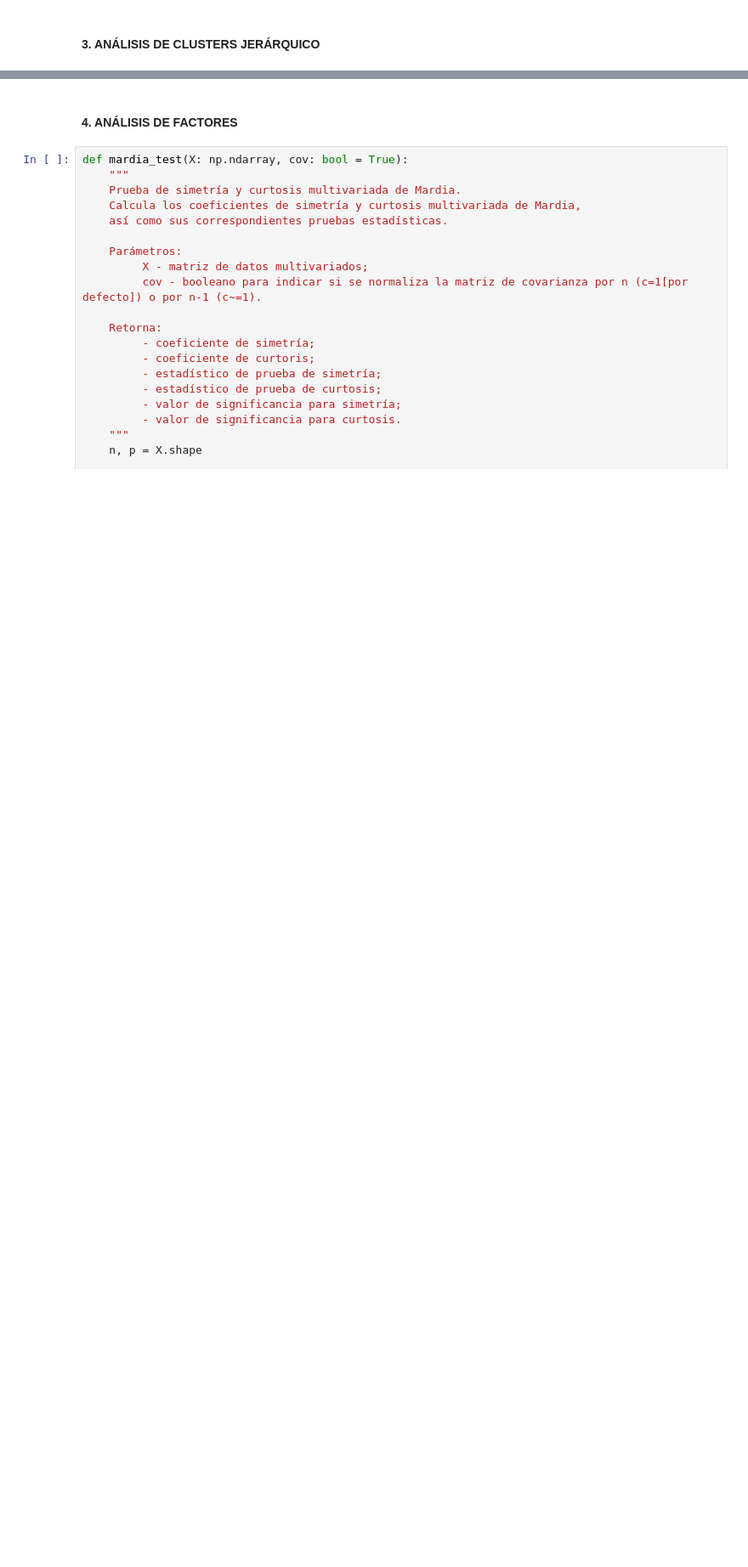
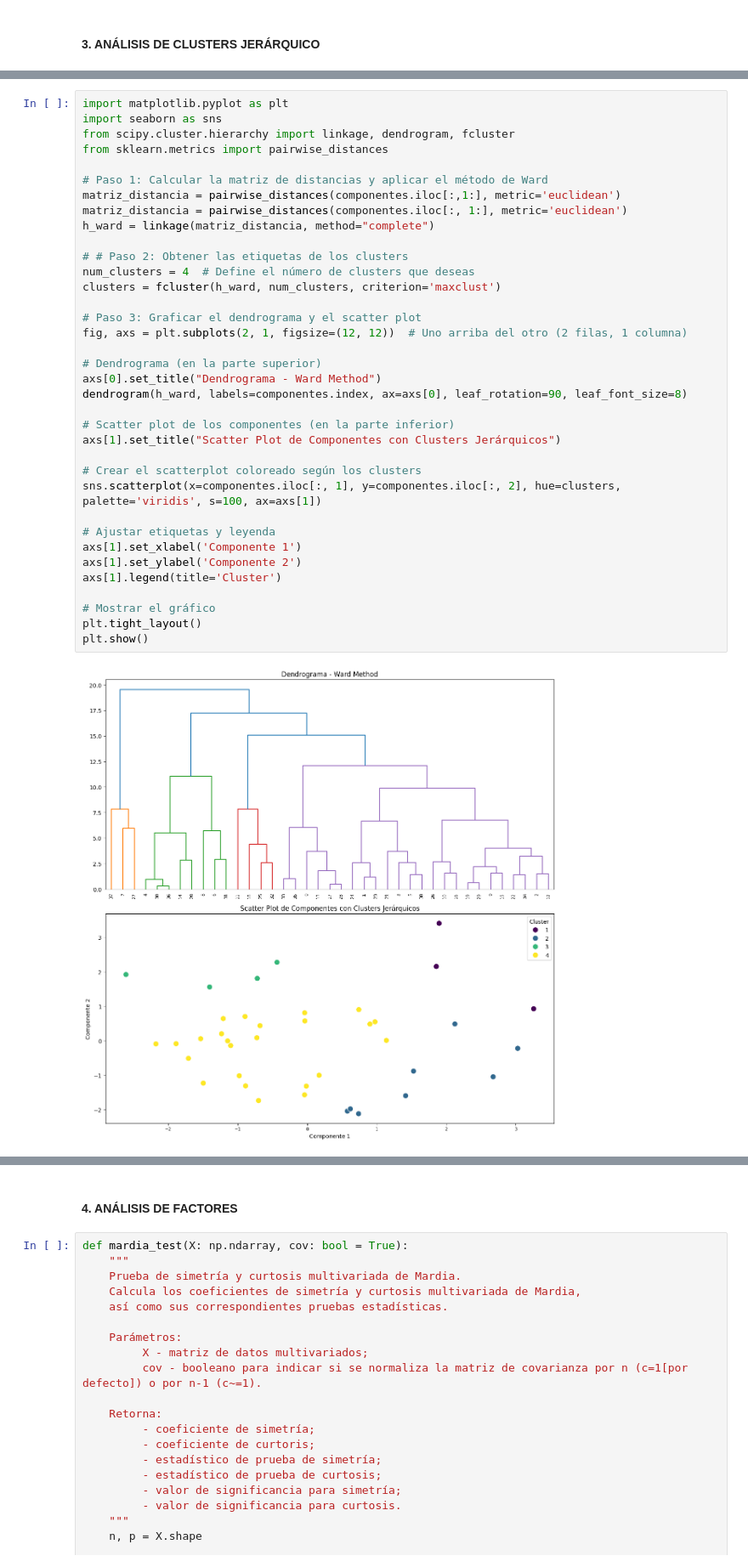
Before and after one commit to DavidGuzzi/MECMT04, a Jupyter notebook: AEM_dignani_guzzi.ipynb, the cells around one changed output, grey strips where cells are left out. Shown at 85% size. Saved outputs shown, nothing was run; the diff lists cells and outputs as text; blank space fills up the shorter version.

```diff
--- a/AEM_dignani_guzzi.ipynb
+++ b/AEM_dignani_guzzi.ipynb
@@ -661,0 +618,38 @@ plt.show()
+# %%
+import matplotlib.pyplot as plt
+import seaborn as sns
+from scipy.cluster.hierarchy import linkage, dendrogram, fcluster
+from sklearn.metrics import pairwise_distances
+
+# Paso 1: Calcular la matriz de distancias y aplicar el método de Ward
+matriz_distancia = pairwise_distances(componentes.iloc[:,1:], metric='euclidean')
+matriz_distancia = pairwise_distances(componentes.iloc[:, 1:], metric='euclidean')
+h_ward = linkage(matriz_distancia, method="complete")
+
+# # Paso 2: Obtener las etiquetas de los clusters
+num_clusters = 4  # Define el número de clusters que deseas
+clusters = fcluster(h_ward, num_clusters, criterion='maxclust')
+
+# Paso 3: Graficar el dendrograma y el scatter plot
+fig, axs = plt.subplots(2, 1, figsize=(12, 12))  # Uno arriba del otro (2 filas, 1 columna)
+
+# Dendrograma (en la parte superior)
+axs[0].set_title("Dendrograma - Ward Method")
+dendrogram(h_ward, labels=componentes.index, ax=axs[0], leaf_rotation=90, leaf_font_size=8)
+
+# Scatter plot de los componentes (en la parte inferior)
+axs[1].set_title("Scatter Plot de Componentes con Clusters Jerárquicos")
+
+# Crear el scatterplot coloreado según los clusters
+sns.scatterplot(x=componentes.iloc[:, 1], y=componentes.iloc[:, 2], hue=clusters, palette='viridis', s=100, ax=axs[1])
+
+# Ajustar etiquetas y leyenda
+axs[1].set_xlabel('Componente 1')
+axs[1].set_ylabel('Componente 2')
+axs[1].legend(title='Cluster')
+
+# Mostrar el gráfico
+plt.tight_layout()
+plt.show()
+# %% [output]
+[figure, added]
```
Also changed, not shown: parts of 8 cells of this notebook, 1 other file.
